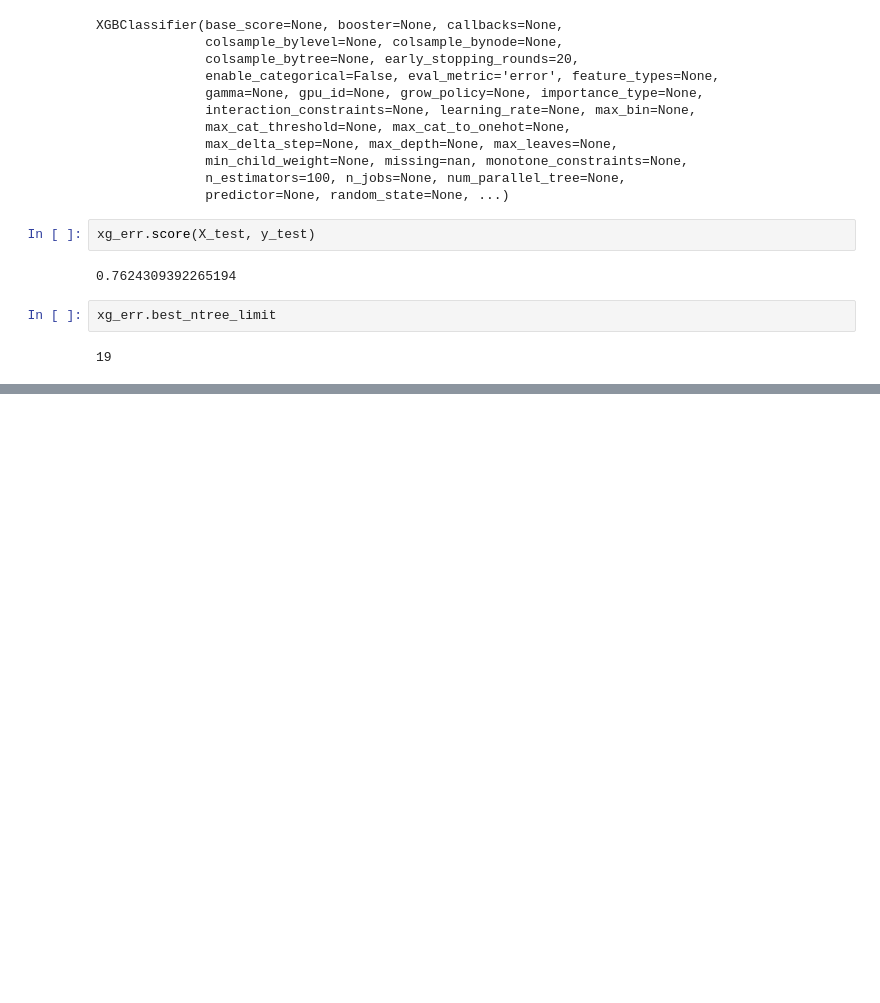
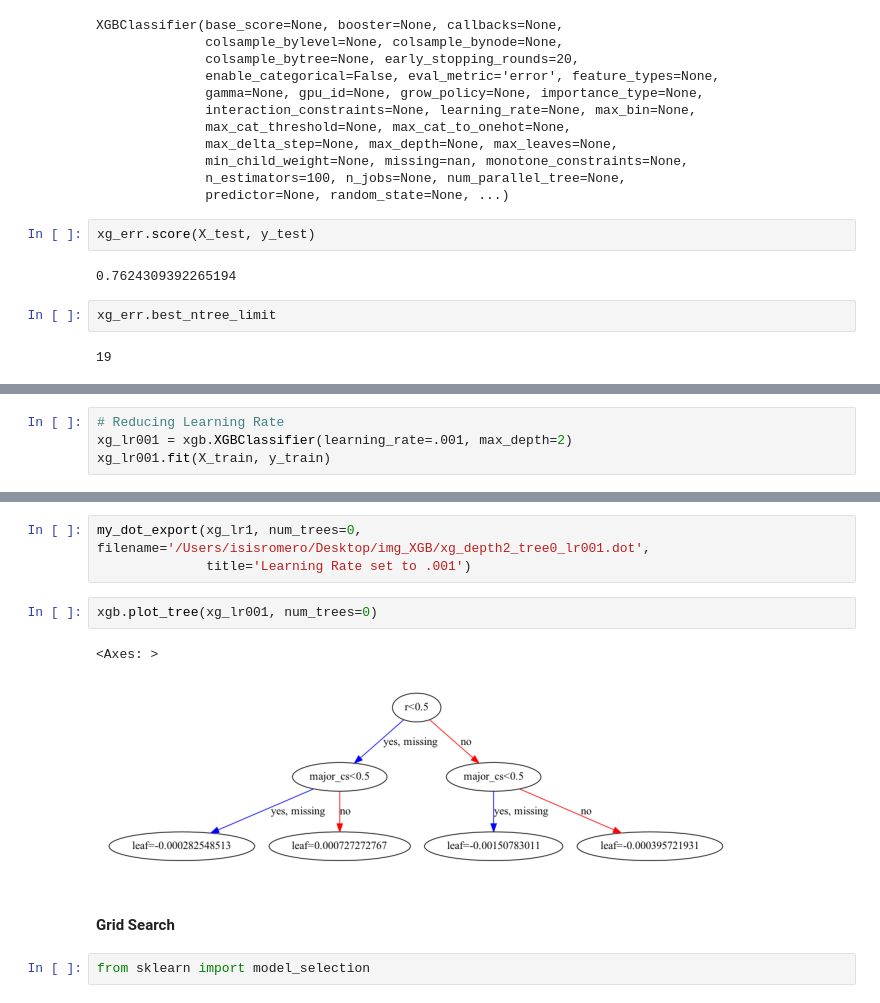
Before and after one commit to joakor89/effective_XGBoost, a Jupyter notebook: Effective XGBoost.ipynb, the cells around one changed output, grey strips where cells are left out. Saved outputs shown, nothing was run; the diff lists cells and outputs as text; blank space fills up the shorter version.

```diff
--- a/Effective XGBoost.ipynb
+++ b/Effective XGBoost.ipynb
@@ -1489,0 +1582,4 @@ xg_err.best_ntree_limit
+# %%
+# Reducing Learning Rate
+xg_lr001 = xgb.XGBClassifier(learning_rate=.001, max_depth=2)
+xg_lr001.fit(X_train, y_train)
@@ -1489,0 +1598,12 @@ xg_err.best_ntree_limit
+# %%
+my_dot_export(xg_lr1, num_trees=0, filename='/Users/isisromero/Desktop/img_XGB/xg_depth2_tree0_lr001.dot',
+              title='Learning Rate set to .001')
+# %%
+xgb.plot_tree(xg_lr001, num_trees=0)
+# %% [output]
+<Axes: >
+[figure, added]
+# %% [markdown]
+#### Grid Search
+# %%
+from sklearn import model_selection
```
Also changed, not shown: parts of 36 cells of this notebook.
